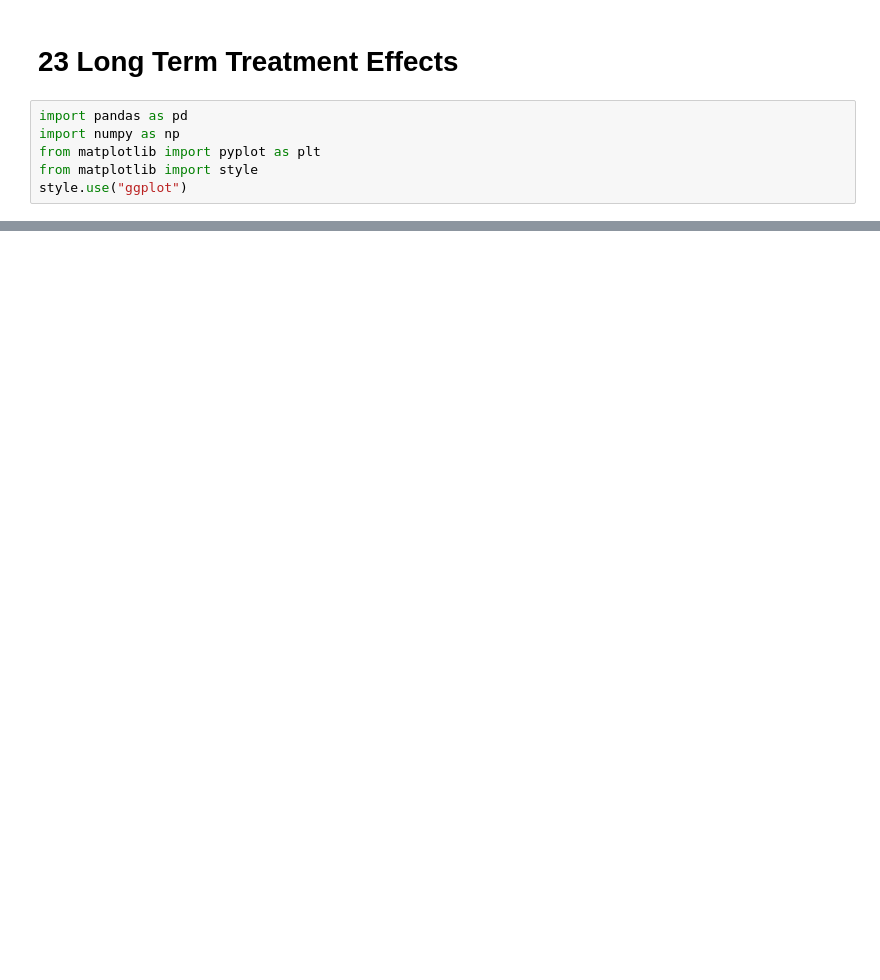
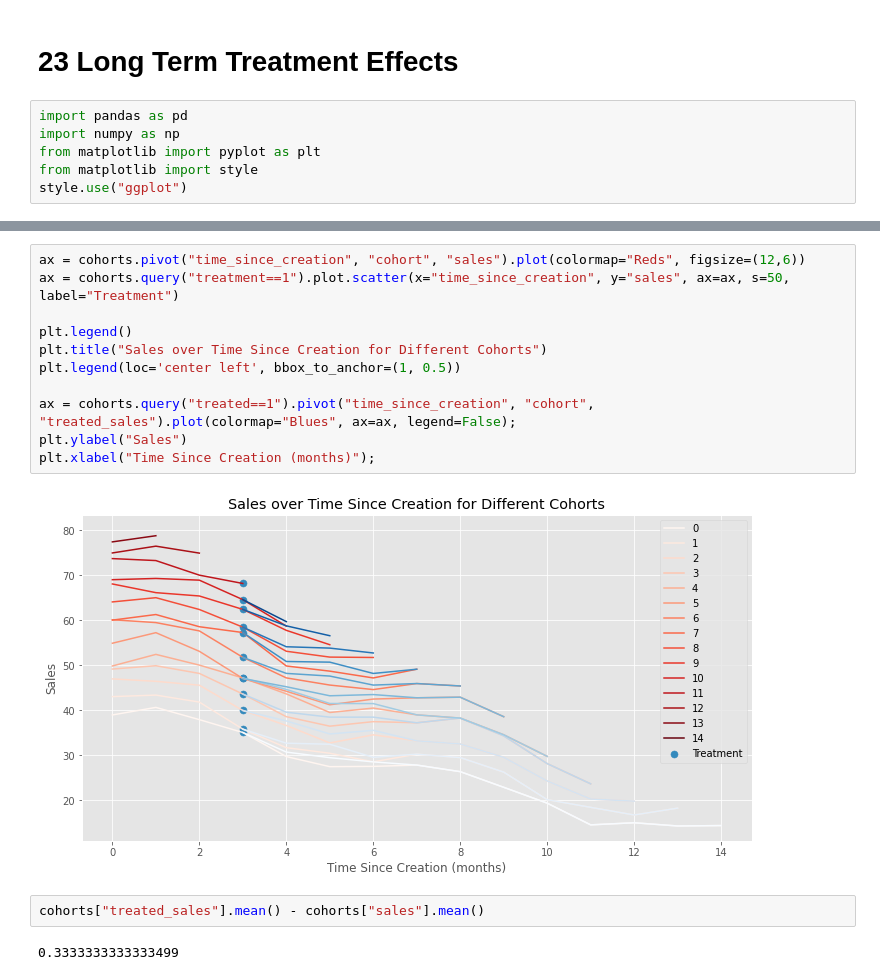
Before and after one commit to ethen8181/python-causality-handbook, a Jupyter notebook: causal-inference-for-the-brave-and-true/23-Long-Term-Treatment-Effects.ipynb, the cells around one changed output, grey strips where cells are left out. Saved outputs shown, nothing was run; the diff lists cells and outputs as text; blank space fills up the shorter version.

```diff
--- a/causal-inference-for-the-brave-and-true/23-Long-Term-Treatment-Effects.ipynb
+++ b/causal-inference-for-the-brave-and-true/23-Long-Term-Treatment-Effects.ipynb
@@ -227,0 +148,17 @@ There is also a statistical reason to choose other metrics other than NPV. To se
+# %%
+ax = cohorts.pivot("time_since_creation", "cohort", "sales").plot(colormap="Reds", figsize=(12,6))
+ax = cohorts.query("treatment==1").plot.scatter(x="time_since_creation", y="sales", ax=ax, s=50, label="Treatment")
+
+plt.legend()
+plt.title("Sales over Time Since Creation for Different Cohorts")
+plt.legend(loc='center left', bbox_to_anchor=(1, 0.5))
+
+ax = cohorts.query("treated==1").pivot("time_since_creation", "cohort", "treated_sales").plot(colormap="Blues", ax=ax, legend=False);
+plt.ylabel("Sales")
+plt.xlabel("Time Since Creation (months)");
+# %% [output]
+[figure, added]
+# %%
+cohorts["treated_sales"].mean() - cohorts["sales"].mean()
+# %% [output]
+0.3333333333333499
```
Also changed, not shown: parts of 28 cells of this notebook, 3 other files.
